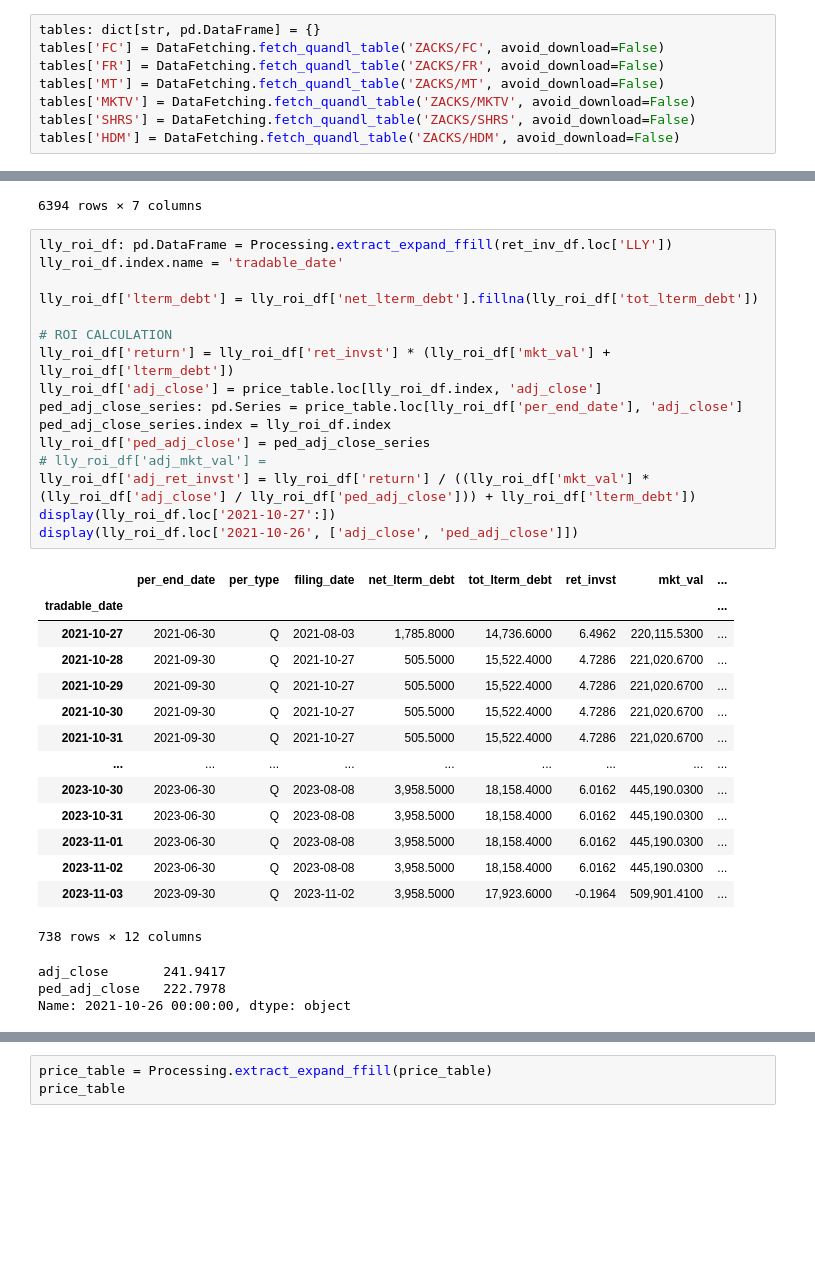
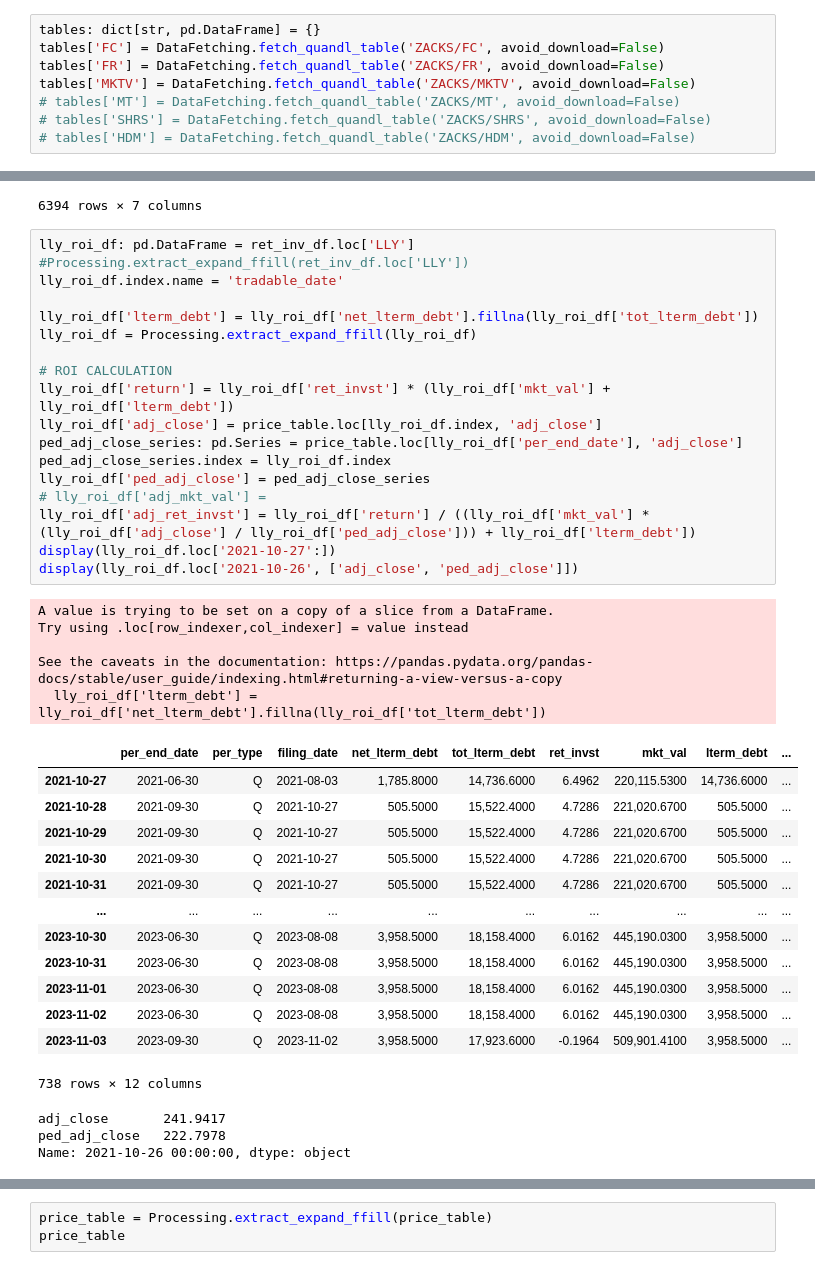
Before and after one commit to MrHumble-Bee/quantitative_trading_strategies, a Jupyter notebook: hw3_financialratioquantiles/hw3_financialratioquantiles.ipynb, the cells around one changed output, grey strips where cells are left out. Drawn from its saved outputs; the diff is of its cells as text; blank space fills up the shorter version.

Commit message:
Process Financial Data function

```diff
--- a/hw3_financialratioquantiles/hw3_financialratioquantiles.ipynb
+++ b/hw3_financialratioquantiles/hw3_financialratioquantiles.ipynb
@@ -660,10 +727,10 @@ Here we fetch and filter the data we want from Quandl and the Zack's Fundamental
 tables: dict[str, pd.DataFrame] = {}
 tables['FC'] = DataFetching.fetch_quandl_table('ZACKS/FC', avoid_download=False)
 tables['FR'] = DataFetching.fetch_quandl_table('ZACKS/FR', avoid_download=False)
-tables['MT'] = DataFetching.fetch_quandl_table('ZACKS/MT', avoid_download=False)
 tables['MKTV'] = DataFetching.fetch_quandl_table('ZACKS/MKTV', avoid_download=False)
-tables['SHRS'] = DataFetching.fetch_quandl_table('ZACKS/SHRS', avoid_download=False)
-tables['HDM'] = DataFetching.fetch_quandl_table('ZACKS/HDM', avoid_download=False)
+# tables['MT'] = DataFetching.fetch_quandl_table('ZACKS/MT', avoid_download=False)
+# tables['SHRS'] = DataFetching.fetch_quandl_table('ZACKS/SHRS', avoid_download=False)
+# tables['HDM'] = DataFetching.fetch_quandl_table('ZACKS/HDM', avoid_download=False)
 # %% [output]
 Data file C:\Users\Alex\Desktop\Academic\UChicago\FINM 33150\quandl_data_table_downloads\ZACKS/FC_20240131.zip size 187714472 exists already, no need to download
 Data file C:\Users\Alex\Desktop\Academic\UChicago\FINM 33150\quandl_data_table_downloads\ZACKS/FR_20240131.zip size 38676129 exists already, no need to download
@@ -757,37 +918,42 @@ ret_inv_df = Processing.process_ret_invst(tables['MKTV'], tables['FR'], tables['
 | 2023-11-03 | 2023-09-30 | Q | 2023-11-02 | 3,958.5000 | 17,923.6000 | -0.1964 | 509,901.4100 |
 6394 rows × 7 columns
 # %%
-lly_roi_df: pd.DataFrame = Processing.extract_expand_ffill(ret_inv_df.loc['LLY'])
+lly_roi_df: pd.DataFrame = ret_inv_df.loc['LLY'] #Processing.extract_expand_ffill(ret_inv_df.loc['LLY'])
 lly_roi_df.index.name = 'tradable_date'
 
 lly_roi_df['lterm_debt'] = lly_roi_df['net_lterm_debt'].fillna(lly_roi_df['tot_lterm_debt'])
+lly_roi_df = Processing.extract_expand_ffill(lly_roi_df)
 
 # ROI CALCULATION
 lly_roi_df['return'] = lly_roi_df['ret_invst'] * (lly_roi_df['mkt_val'] + lly_roi_df['lterm_debt'])
 lly_roi_df['adj_close'] = price_table.loc[lly_roi_df.index, 'adj_close']
 ped_adj_close_series: pd.Series = price_table.loc[lly_roi_df['per_end_date'], 'adj_close']
 ped_adj_close_series.index = lly_roi_df.index
 lly_roi_df['ped_adj_close'] = ped_adj_close_series
 # lly_roi_df['adj_mkt_val'] =
 lly_roi_df['adj_ret_invst'] = lly_roi_df['return'] / ((lly_roi_df['mkt_val'] * (lly_roi_df['adj_close'] / lly_roi_df['ped_adj_close'])) + lly_roi_df['lterm_debt'])
 display(lly_roi_df.loc['2021-10-27':])
 display(lly_roi_df.loc['2021-10-26', ['adj_close', 'ped_adj_close']])
 # %% [output]
+A value is trying to be set on a copy of a slice from a DataFrame.
+Try using .loc[row_indexer,col_indexer] = value instead
+
+See the caveats in the documentation: https://pandas.pydata.org/pandas-docs/stable/user_guide/indexing.html#returning-a-view-versus-a-copy
+  lly_roi_df['lterm_debt'] = lly_roi_df['net_lterm_debt'].fillna(lly_roi_df['tot_lterm_debt'])
-|  | per_end_date | per_type | filing_date | net_lterm_debt | tot_lterm_debt | ret_invst | mkt_val | ... |
-| tradable_date |  |  |  |  |  |  |  | ... |
-| 2021-10-27 | 2021-06-30 | Q | 2021-08-03 | 1,785.8000 | 14,736.6000 | 6.4962 | 220,115.5300 | ... |
-| 2021-10-28 | 2021-09-30 | Q | 2021-10-27 | 505.5000 | 15,522.4000 | 4.7286 | 221,020.6700 | ... |
-| 2021-10-29 | 2021-09-30 | Q | 2021-10-27 | 505.5000 | 15,522.4000 | 4.7286 | 221,020.6700 | ... |
-| 2021-10-30 | 2021-09-30 | Q | 2021-10-27 | 505.5000 | 15,522.4000 | 4.7286 | 221,020.6700 | ... |
-| 2021-10-31 | 2021-09-30 | Q | 2021-10-27 | 505.5000 | 15,522.4000 | 4.7286 | 221,020.6700 | ... |
-| ... | ... | ... | ... | ... | ... | ... | ... | ... |
-| 2023-10-30 | 2023-06-30 | Q | 2023-08-08 | 3,958.5000 | 18,158.4000 | 6.0162 | 445,190.0300 | ... |
-| 2023-10-31 | 2023-06-30 | Q | 2023-08-08 | 3,958.5000 | 18,158.4000 | 6.0162 | 445,190.0300 | ... |
-| 2023-11-01 | 2023-06-30 | Q | 2023-08-08 | 3,958.5000 | 18,158.4000 | 6.0162 | 445,190.0300 | ... |
-| 2023-11-02 | 2023-06-30 | Q | 2023-08-08 | 3,958.5000 | 18,158.4000 | 6.0162 | 445,190.0300 | ... |
-| 2023-11-03 | 2023-09-30 | Q | 2023-11-02 | 3,958.5000 | 17,923.6000 | -0.1964 | 509,901.4100 | ... |
+|  | per_end_date | per_type | filing_date | net_lterm_debt | tot_lterm_debt | ret_invst | mkt_val | lterm_debt | ... |
+| 2021-10-27 | 2021-06-30 | Q | 2021-08-03 | 1,785.8000 | 14,736.6000 | 6.4962 | 220,115.5300 | 14,736.6000 | ... |
+| 2021-10-28 | 2021-09-30 | Q | 2021-10-27 | 505.5000 | 15,522.4000 | 4.7286 | 221,020.6700 | 505.5000 | ... |
+| 2021-10-29 | 2021-09-30 | Q | 2021-10-27 | 505.5000 | 15,522.4000 | 4.7286 | 221,020.6700 | 505.5000 | ... |
+| 2021-10-30 | 2021-09-30 | Q | 2021-10-27 | 505.5000 | 15,522.4000 | 4.7286 | 221,020.6700 | 505.5000 | ... |
+| 2021-10-31 | 2021-09-30 | Q | 2021-10-27 | 505.5000 | 15,522.4000 | 4.7286 | 221,020.6700 | 505.5000 | ... |
+| ... | ... | ... | ... | ... | ... | ... | ... | ... | ... |
+| 2023-10-30 | 2023-06-30 | Q | 2023-08-08 | 3,958.5000 | 18,158.4000 | 6.0162 | 445,190.0300 | 3,958.5000 | ... |
+| 2023-10-31 | 2023-06-30 | Q | 2023-08-08 | 3,958.5000 | 18,158.4000 | 6.0162 | 445,190.0300 | 3,958.5000 | ... |
+| 2023-11-01 | 2023-06-30 | Q | 2023-08-08 | 3,958.5000 | 18,158.4000 | 6.0162 | 445,190.0300 | 3,958.5000 | ... |
+| 2023-11-02 | 2023-06-30 | Q | 2023-08-08 | 3,958.5000 | 18,158.4000 | 6.0162 | 445,190.0300 | 3,958.5000 | ... |
+| 2023-11-03 | 2023-09-30 | Q | 2023-11-02 | 3,958.5000 | 17,923.6000 | -0.1964 | 509,901.4100 | 3,958.5000 | ... |
-738 rows × 12 columns
-adj_close       241.9417
-ped_adj_close   222.7978
-Name: 2021-10-26 00:00:00, dtype: object
+738 rows × 12 columns
+adj_close       241.9417
+ped_adj_close   222.7978
+Name: 2021-10-26 00:00:00, dtype: object
 # %%
```
Also changed, not shown: parts of 13 cells of this notebook.
